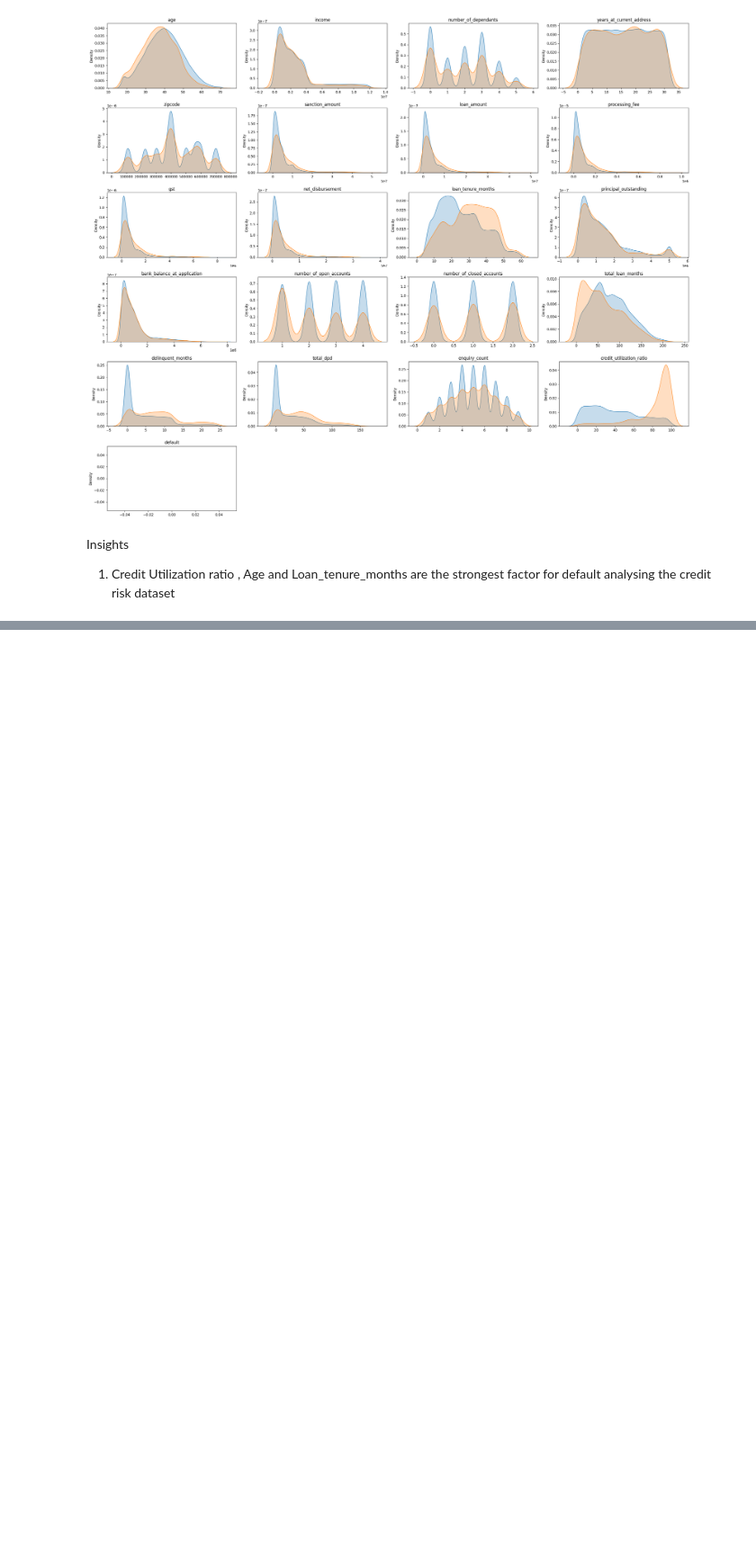
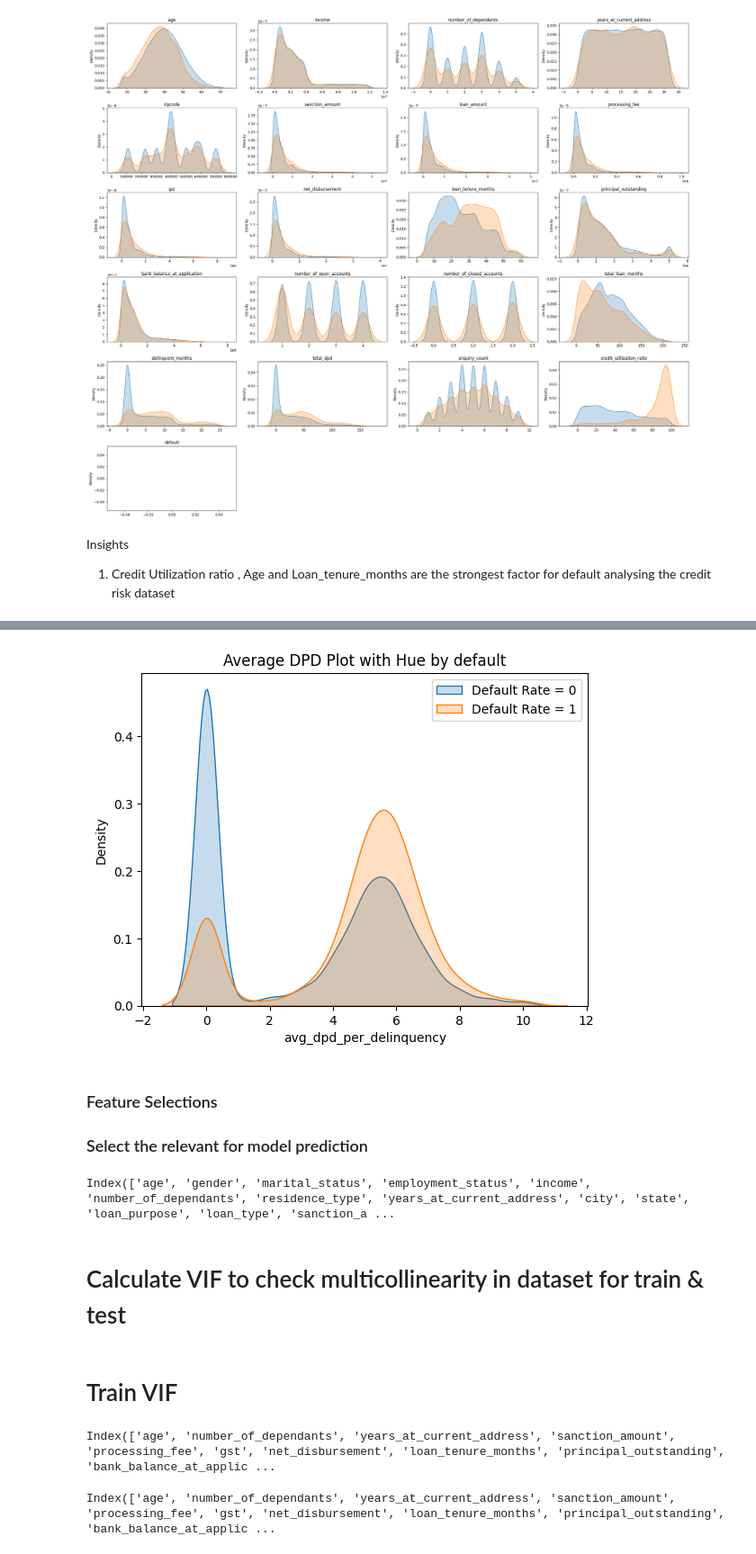
Before and after one commit to praghi/Credit_Risk_Modelling_Prediction, a Jupyter notebook: creditriskprediction.ipynb, the cells around one changed output, grey strips where cells are left out. Shown at 90% size. Saved outputs shown, nothing was run; the diff lists cells and outputs as text; code cells hidden in the pictures; blank space fills up the shorter version.

```diff
--- a/creditriskprediction.ipynb
+++ b/creditriskprediction.ipynb
@@ -413,0 +521,13 @@ Insights
+# %%
+#Plot Kde chart to visualize the insights
+
+sns.kdeplot(df_train_1[df_train_1['default']==0]['avg_dpd_per_delinquency'], fill=True, label='Default Rate = 0')
+sns.kdeplot(df_train_1[df_train_1['default']==1]['avg_dpd_per_delinquency'], fill=True, label='Default Rate = 1')
+plt.title(f"Average DPD Plot with Hue by default")
+plt.legend()
+plt.show()
+# %% [output]
+[figure, added]
+# %% [markdown]
+### Feature Selections
+### Select the relevant for model prediction
@@ -413,0 +536,4 @@ Insights
+# %%
+print(df_train_2.columns)
+# %% [output]
+Index(['age', 'gender', 'marital_status', 'employment_status', 'income', 'number_of_dependants', 'residence_type', 'years_at_current_address', 'city', 'state', 'loan_purpose', 'loan_type', 'sanction_a ...
@@ -413,0 +548,12 @@ Insights
+# %% [markdown]
+# Calculate VIF to check multicollinearity in dataset for train & test
+# %% [markdown]
+# Train VIF
+# %%
+df_train_3.select_dtypes(['int64','float64']).columns
+# %% [output]
+Index(['age', 'number_of_dependants', 'years_at_current_address', 'sanction_amount', 'processing_fee', 'gst', 'net_disbursement', 'loan_tenure_months', 'principal_outstanding', 'bank_balance_at_applic ...
+# %%
+df_test_1.select_dtypes(['int64','float64']).columns
+# %% [output]
+Index(['age', 'number_of_dependants', 'years_at_current_address', 'sanction_amount', 'processing_fee', 'gst', 'net_disbursement', 'loan_tenure_months', 'principal_outstanding', 'bank_balance_at_applic ...
```
Also changed, not shown: parts of 33 cells of this notebook.
